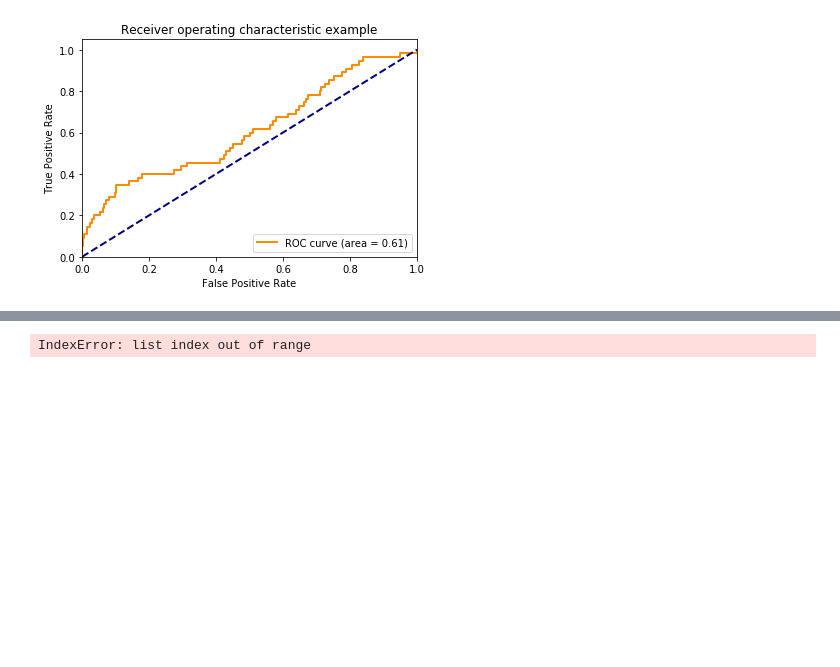
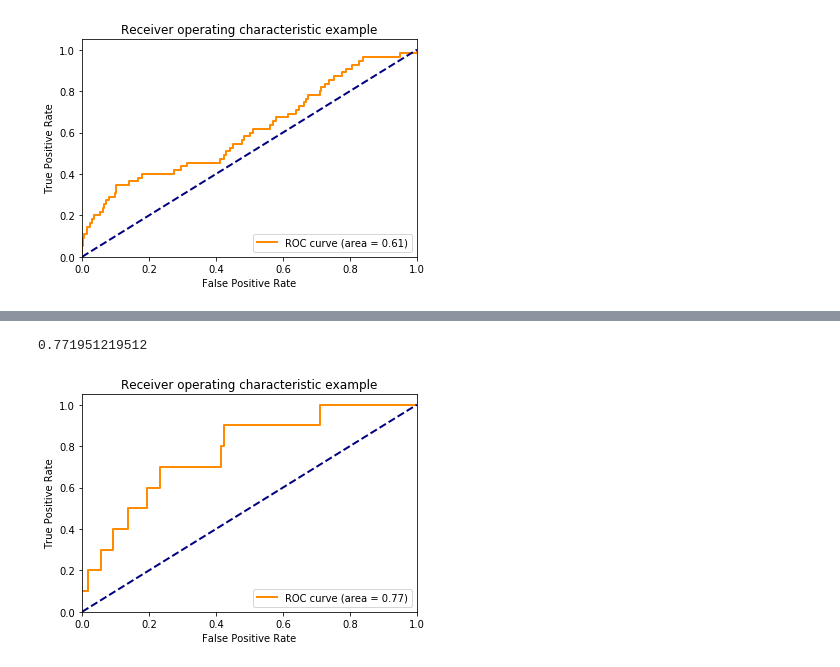
Before and after one commit to binli826/LSTM-Autoencoders, a Jupyter notebook: src/Experiments/Online_smtp.ipynb, the cells around one changed output, grey strips where cells are left out. Cells and saved outputs as stored; diff of their text form; code cells hidden in the pictures; blank space fills up the shorter version.

```diff
--- a/src/Experiments/Online_smtp.ipynb
+++ b/src/Experiments/Online_smtp.ipynb
@@ -288,9 +429,10 @@ plt.show()
 # %%
-#with retraining
-foo = pd.Series(np.array(all_scores).ravel())
-fpr, tpr, thresholds = metrics.roc_curve(labels[1:], foo[1:], pos_label="anomaly")
+fpr, tpr, thresholds = metrics.roc_curve(expert[62*8:94*8], output[62*8:94*8], pos_label="anomaly")
 auc = metrics.auc(fpr, tpr)
-#print(fpr,tpr,thresholds,auc)
+print(auc)
 plot_roc(fpr,tpr,auc)
+
+plt.show()
 # %% [output]
-IndexError: list index out of range
+0.771951219512
+[figure, added]
```
Also changed, not shown: parts of 6 cells of this notebook, 9 other files.
